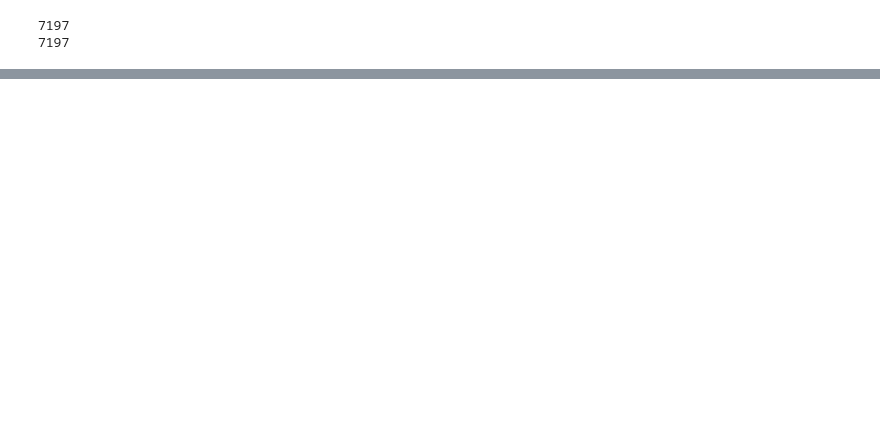
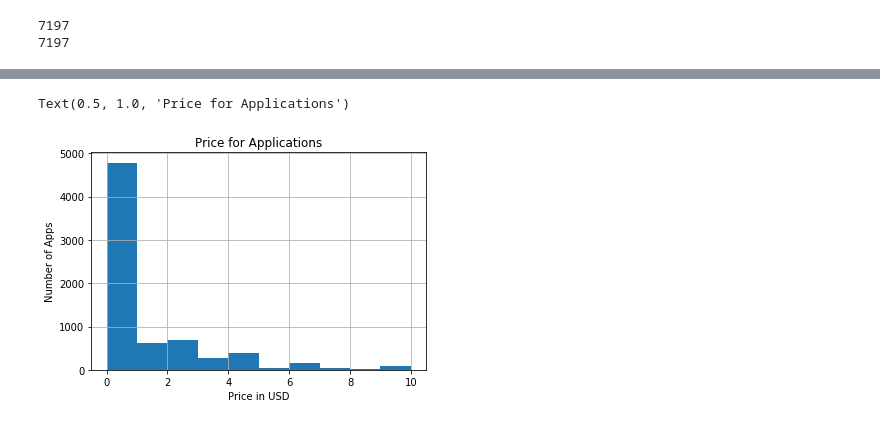
Before and after one commit to marisfont/madrid-oct-2018, a Jupyter notebook: module-2/visualizing-real-world-data/your-code/your-code.ipynb, the cells around one changed output, grey strips where cells are left out. Cells and saved outputs as stored; diff of their text form; code cells hidden in the pictures; blank space fills up the shorter version.

```diff
--- a/module-2/visualizing-real-world-data/your-code/your-code.ipynb
+++ b/module-2/visualizing-real-world-data/your-code/your-code.ipynb
@@ -127,0 +210,8 @@ dtype: object
+# %%
+data_priceless10['price'].hist(bins=10)
+plt.xlabel("Price in USD")
+plt.ylabel("Number of Apps")
+plt.title("Price for Applications")
+# %% [output]
+Text(0.5, 1.0, 'Price for Applications')
+[figure, added]
```
Also changed, not shown: parts of 25 cells of this notebook.
